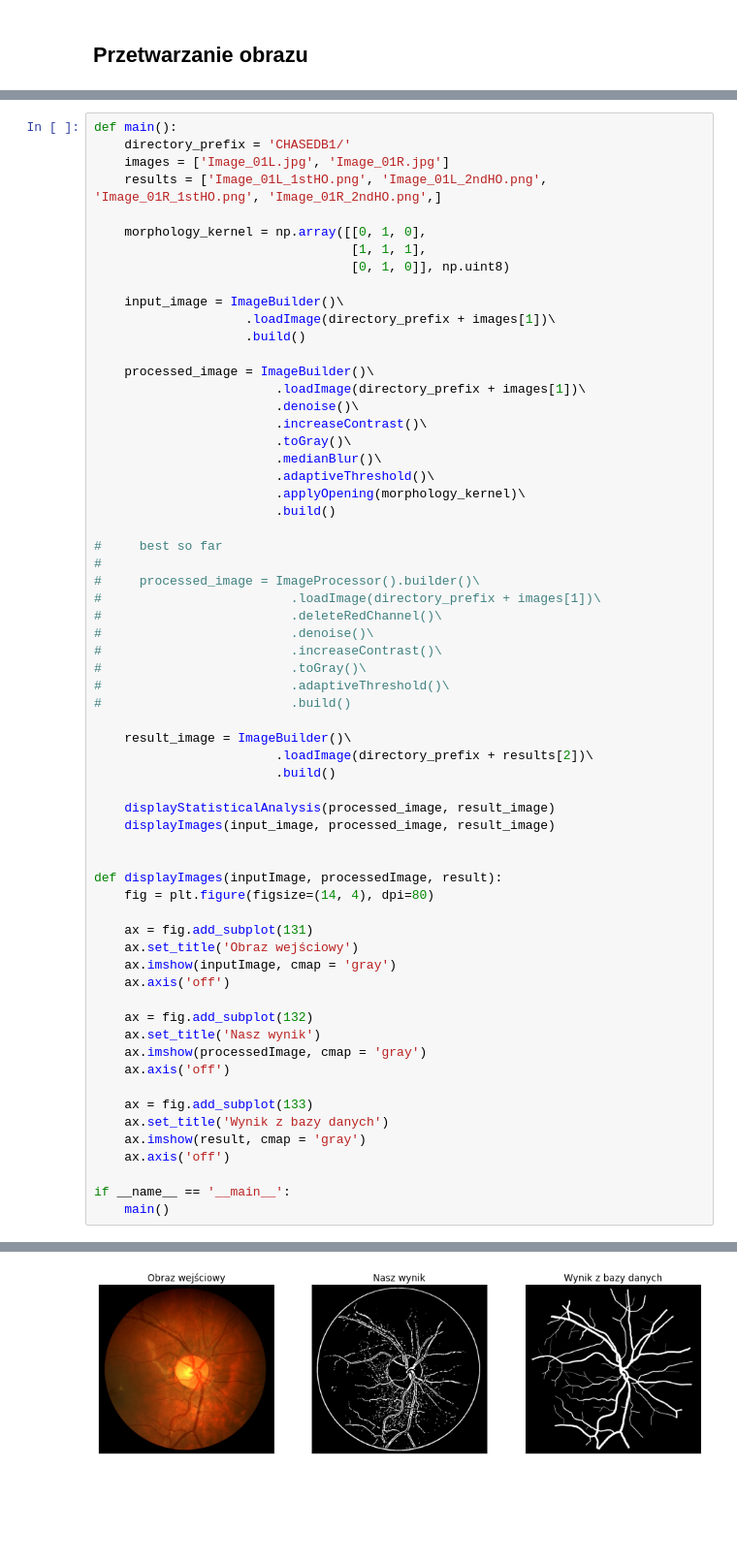
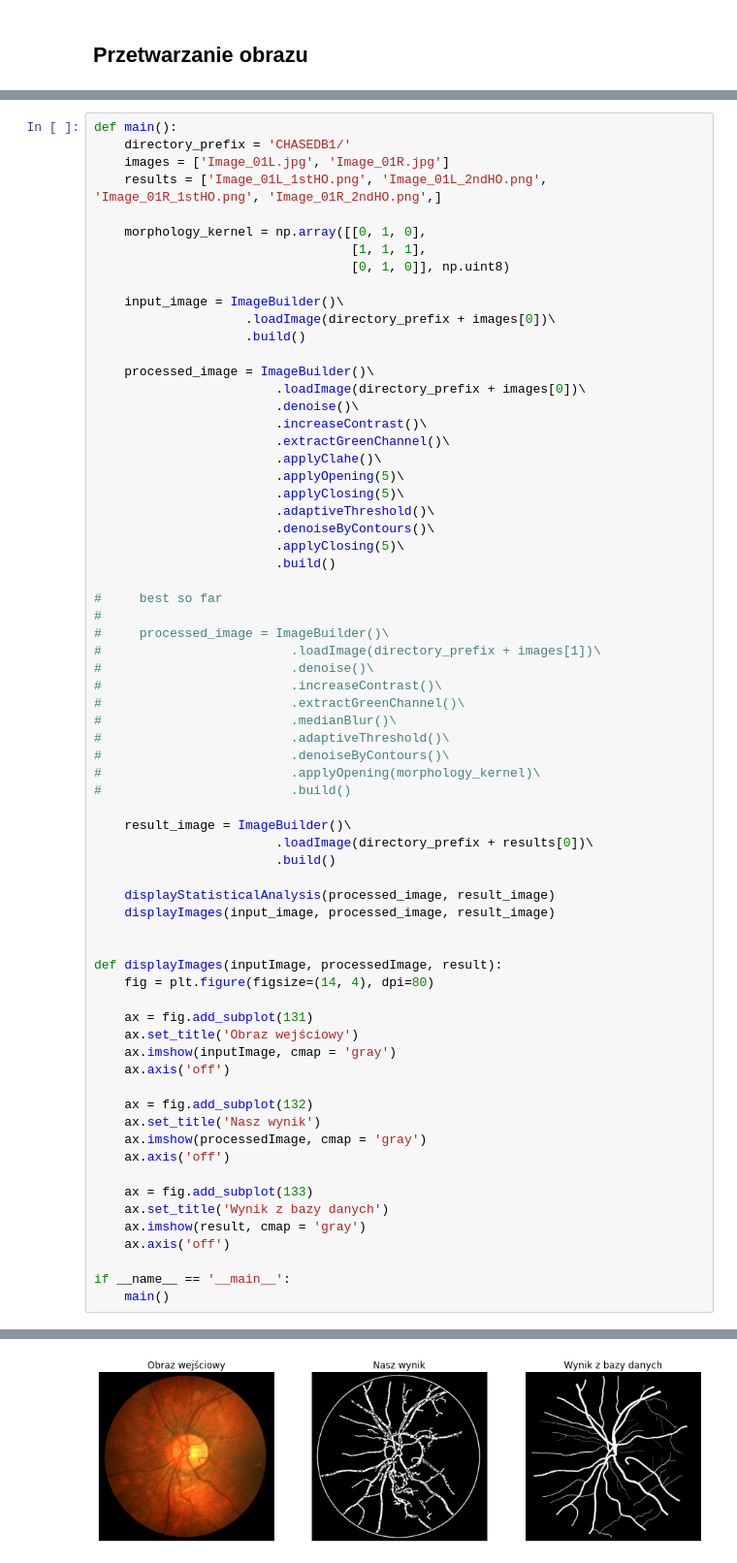
Before and after one commit to zuznnjus/Fundus-examination, a Jupyter notebook: fundus_examination.ipynb, the cells around one changed output, grey strips where cells are left out. Shown at 97% size. Drawn from its saved outputs; the diff is of its cells as text; blank space fills up the shorter version.

Commit message:
Add new image processing methods

```diff
--- a/fundus_examination.ipynb
+++ b/fundus_examination.ipynb
@@ -124,32 +143,37 @@ def main():
                                   [0, 1, 0]], np.uint8)
 
     input_image = ImageBuilder()\
-                    .loadImage(directory_prefix + images[1])\
+                    .loadImage(directory_prefix + images[0])\
                     .build()
 
     processed_image = ImageBuilder()\
-                        .loadImage(directory_prefix + images[1])\
+                        .loadImage(directory_prefix + images[0])\
                         .denoise()\
                         .increaseContrast()\
-                        .toGray()\
-                        .medianBlur()\
+                        .extractGreenChannel()\
+                        .applyClahe()\
+                        .applyOpening(5)\
+                        .applyClosing(5)\
                         .adaptiveThreshold()\
-                        .applyOpening(morphology_kernel)\
+                        .denoiseByContours()\
+                        .applyClosing(5)\
                         .build()
 
 #     best so far
 #
-#     processed_image = ImageProcessor().builder()\
+#     processed_image = ImageBuilder()\
 #                         .loadImage(directory_prefix + images[1])\
-#                         .deleteRedChannel()\
 #                         .denoise()\
 #                         .increaseContrast()\
-#                         .toGray()\
+#                         .extractGreenChannel()\
+#                         .medianBlur()\
 #                         .adaptiveThreshold()\
+#                         .denoiseByContours()\
+#                         .applyOpening(morphology_kernel)\
 #                         .build()
 
     result_image = ImageBuilder()\
-                        .loadImage(directory_prefix + results[2])\
+                        .loadImage(directory_prefix + results[0])\
                         .build()
 
     displayStatisticalAnalysis(processed_image, result_image)
@@ -186 +210 @@ F-Measure:    0.46685687457112934
-[figure, old version]
+[figure, new version]
```
Also changed, not shown: parts of 2 cells of this notebook.
